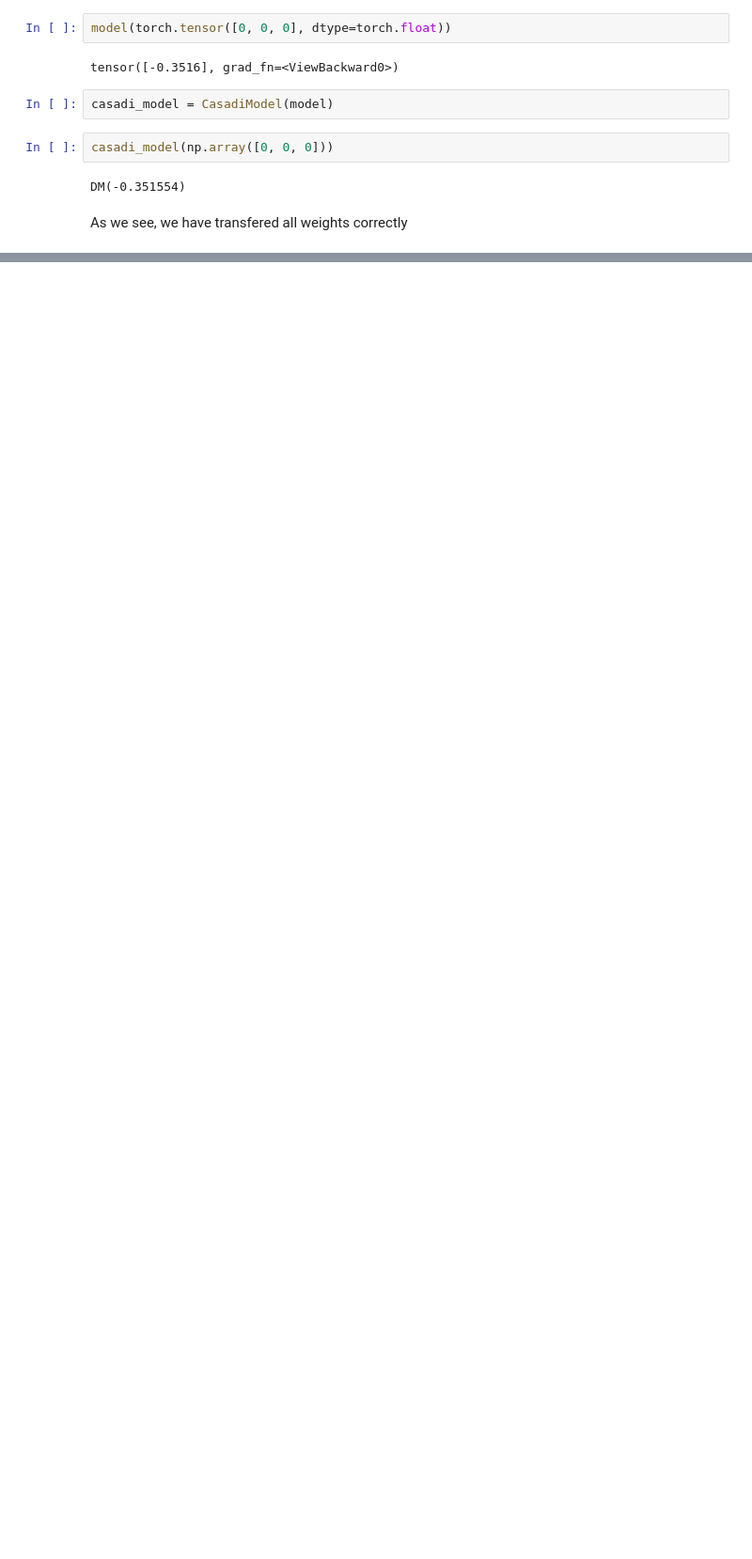
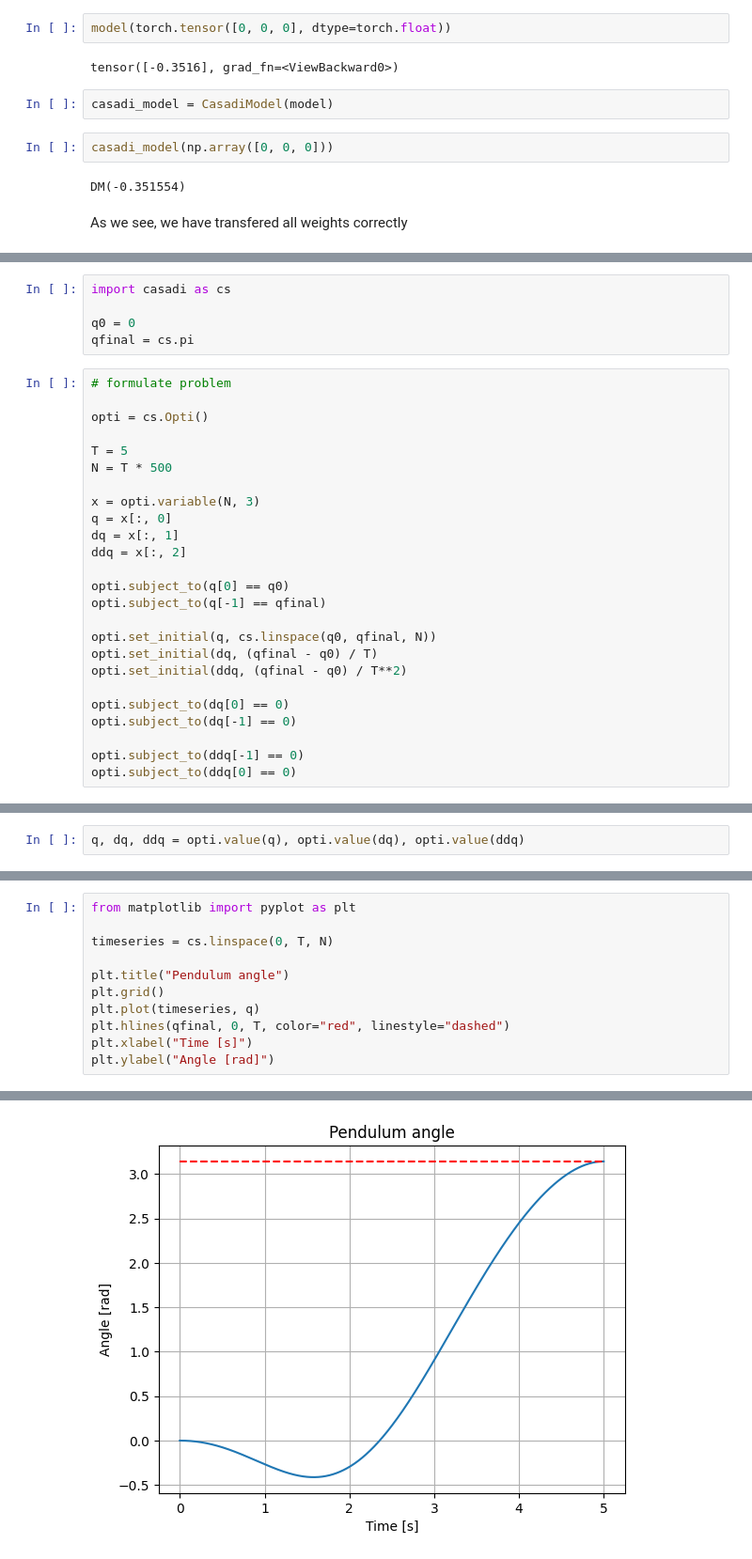
Before and after one commit to lvjonok/f23-pmldl-project, a Jupyter notebook: notebooks/final/pendulum.ipynb, the cells around one changed output, grey strips where cells are left out. Shown at 94% size. Cells and saved outputs as stored; diff of their text form; blank space fills up the shorter version.

Commit message:
feat: add complete final example for pendulum

```diff
--- a/notebooks/final/pendulum.ipynb
+++ b/notebooks/final/pendulum.ipynb
@@ -88,0 +91,30 @@ As we see, we have transfered all weights correctly
+# %%
+import casadi as cs
+
+q0 = 0
+qfinal = cs.pi
+# %%
+# formulate problem
+
+opti = cs.Opti()
+
+T = 5
+N = T * 500
+
+x = opti.variable(N, 3)
+q = x[:, 0]
+dq = x[:, 1]
+ddq = x[:, 2]
+
+opti.subject_to(q[0] == q0)
+opti.subject_to(q[-1] == qfinal)
+
+opti.set_initial(q, cs.linspace(q0, qfinal, N))
+opti.set_initial(dq, (qfinal - q0) / T)
+opti.set_initial(ddq, (qfinal - q0) / T**2)
+
+opti.subject_to(dq[0] == 0)
+opti.subject_to(dq[-1] == 0)
+
+opti.subject_to(ddq[-1] == 0)
+opti.subject_to(ddq[0] == 0)
@@ -88,0 +174,2 @@ As we see, we have transfered all weights correctly
+# %%
+q, dq, ddq = opti.value(q), opti.value(dq), opti.value(ddq)
@@ -88,0 +185,12 @@ As we see, we have transfered all weights correctly
+# %%
+from matplotlib import pyplot as plt
+
+timeseries = cs.linspace(0, T, N)
+
+plt.title("Pendulum angle")
+plt.grid()
+plt.plot(timeseries, q)
+plt.hlines(qfinal, 0, T, color="red", linestyle="dashed")
+plt.xlabel("Time [s]")
+plt.ylabel("Angle [rad]")
+# %% [output]
@@ -88,0 +198 @@ As we see, we have transfered all weights correctly
+[figure, added]
```
Also changed, not shown: parts of 18 cells of this notebook, 1 other file.
